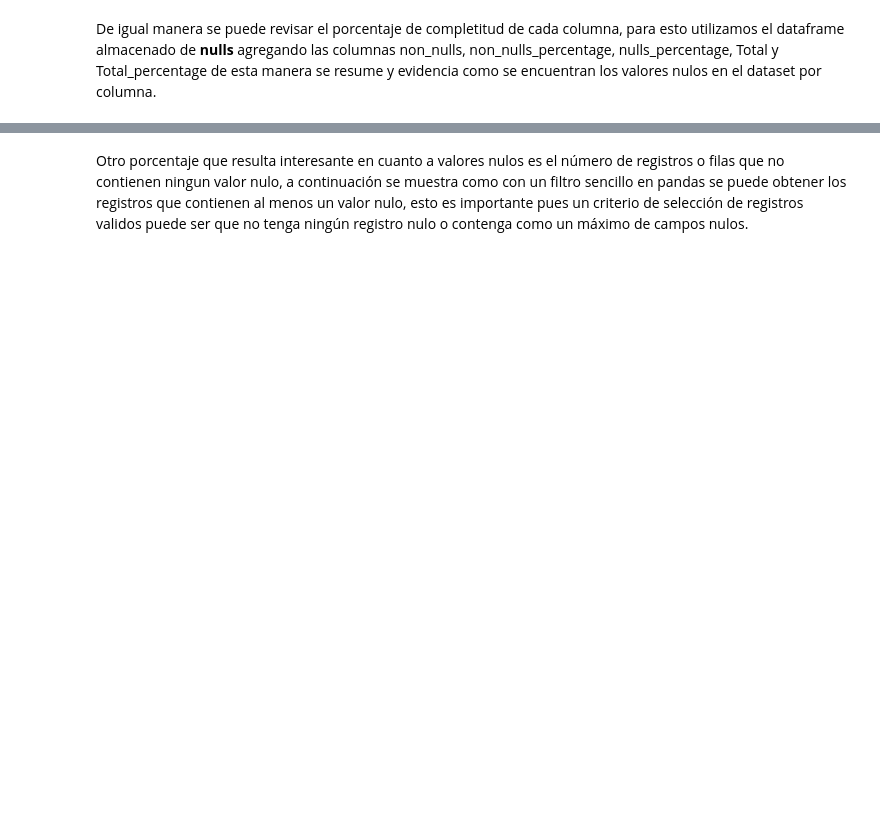
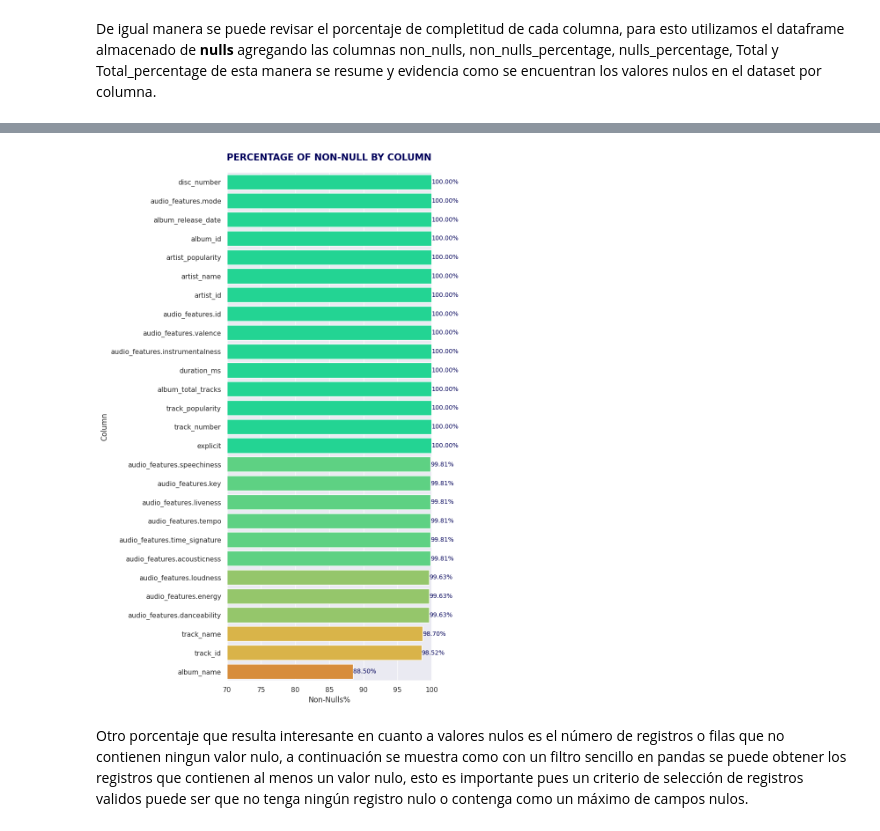
Before and after one commit to jhsilvaz13/Technical-test-R5, a Jupyter notebook: case.QA.taylor.spotify.api.report.completeness.ipynb, the cells around one changed output, grey strips where cells are left out. Cells and saved outputs as stored; diff of their text form; code cells hidden in the pictures; blank space fills up the shorter version.

```diff
--- a/case.QA.taylor.spotify.api.report.completeness.ipynb
+++ b/case.QA.taylor.spotify.api.report.completeness.ipynb
@@ -152,0 +150,7 @@ nulls
+# %%
+nulls=df.isnull().sum().to_frame().rename(columns={0:'Nulls'})
+nulls['Nulls%']=nulls['Nulls']/len(df)*100
+nulls['Non-Nulls']=df.notnull().sum()
+nulls['Non-Nulls%']=nulls['Non-Nulls']/len(df)*100
+nulls=nulls.sort_values(by='Non-Nulls', ascending=False)
+nulls
@@ -153,3 +175,31 @@ nulls
+# %%
+nulls=nulls.reset_index().rename(columns={'index':'Column'})
+# %%
+import seaborn as sns
+import matplotlib.pyplot as plt
+from matplotlib.colors import TwoSlopeNorm
+from matplotlib.colors import LinearSegmentedColormap
+
+cmap = LinearSegmentedColormap.from_list('rg', ["#F23005", "#f1c232", "#05f29b"], N=256)
+
+max = nulls['Non-Nulls%'].max()
+min = nulls['Non-Nulls%'].min() - 20
+mean = nulls['Non-Nulls%'].mean()
+norm = TwoSlopeNorm(vmin=min, vcenter=mean, vmax=max)
+
+colors = [cmap(norm(c)) for c in nulls['Non-Nulls%']]
+
+f, ax = plt.subplots(figsize=(6, 15))
+sns.barplot(y="Column", x="Non-Nulls%", data=nulls, palette=colors, hue='Column')
+
+ax.set_xlim(70, 100)
+for container in ax.containers:
+    ax.bar_label(container, fmt='%.2f%%', fontsize=10, color='#000059')
+
+plt.title('PERCENTAGE OF NON-NULL BY COLUMN', fontsize=15, fontweight='bold', pad=20, color='#000059')
+plt.show()  # Ensure that this line is at the same indentation level as ax.bar_label
+# %% [output]
+[figure, added]
 # %% [markdown]
 Otro porcentaje que resulta interesante en cuanto a valores nulos es el número de registros o filas que no contienen ningun valor nulo, a continuación se muestra como con un filtro sencillo en pandas se puede obtener los registros que contienen al menos un valor nulo, esto es importante pues un criterio de selección de registros validos puede ser que no tenga ningún registro nulo o contenga como un máximo de campos nulos.
 # %%
```
Also changed, not shown: parts of 20 cells of this notebook.
